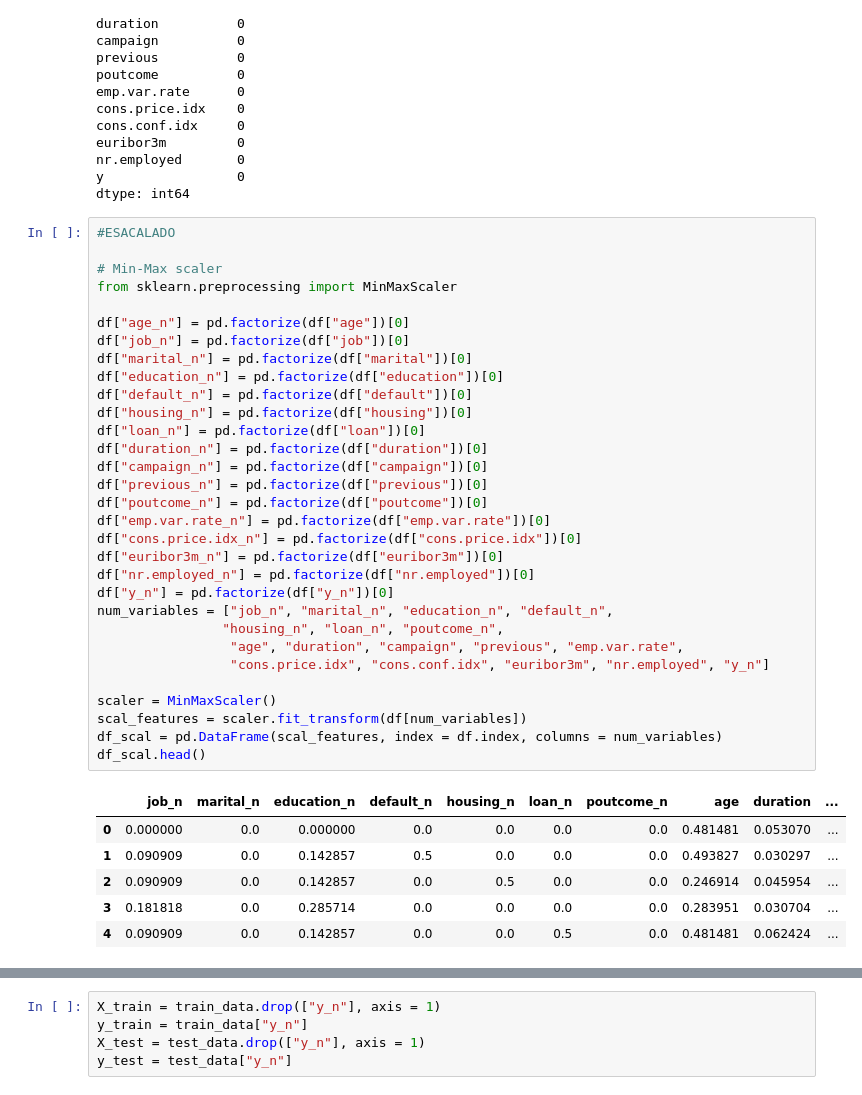
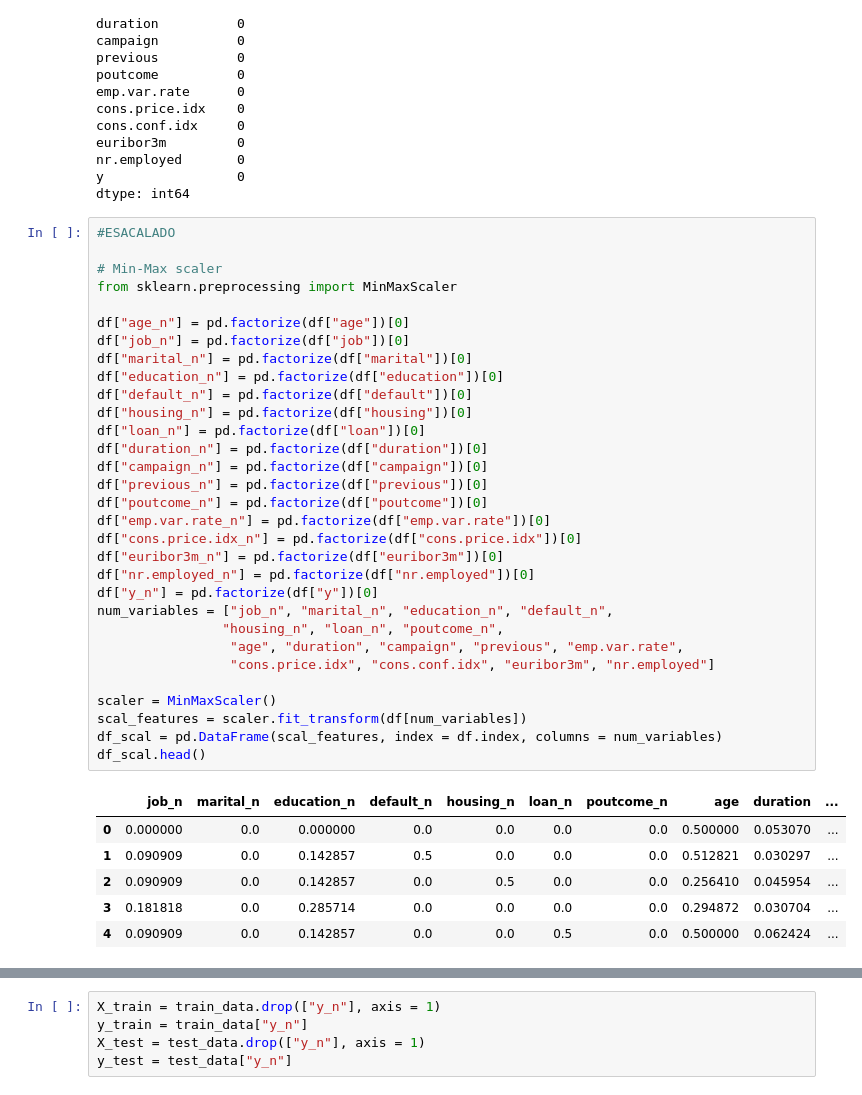
Before and after one commit to Adrian-Mas/Ejercicio_ML, a Jupyter notebook: src/explore.ipynb, the cells around one changed output, grey strips where cells are left out. Saved outputs shown, nothing was run; the diff lists cells and outputs as text.

```diff
--- a/src/explore.ipynb
+++ b/src/explore.ipynb
@@ -372,40 +369,40 @@ dtype: int64
 #ESACALADO
 
 # Min-Max scaler
 from sklearn.preprocessing import MinMaxScaler
 
 df["age_n"] = pd.factorize(df["age"])[0]
 df["job_n"] = pd.factorize(df["job"])[0]
 df["marital_n"] = pd.factorize(df["marital"])[0]
 df["education_n"] = pd.factorize(df["education"])[0]
 df["default_n"] = pd.factorize(df["default"])[0]
 df["housing_n"] = pd.factorize(df["housing"])[0]
 df["loan_n"] = pd.factorize(df["loan"])[0]
 df["duration_n"] = pd.factorize(df["duration"])[0]
 df["campaign_n"] = pd.factorize(df["campaign"])[0]
 df["previous_n"] = pd.factorize(df["previous"])[0]
 df["poutcome_n"] = pd.factorize(df["poutcome"])[0]
 df["emp.var.rate_n"] = pd.factorize(df["emp.var.rate"])[0]
 df["cons.price.idx_n"] = pd.factorize(df["cons.price.idx"])[0]
 df["euribor3m_n"] = pd.factorize(df["euribor3m"])[0]
 df["nr.employed_n"] = pd.factorize(df["nr.employed"])[0]
-df["y_n"] = pd.factorize(df["y_n"])[0]
+df["y_n"] = pd.factorize(df["y"])[0]
 num_variables = ["job_n", "marital_n", "education_n", "default_n",
                 "housing_n", "loan_n", "poutcome_n",
                  "age", "duration", "campaign", "previous", "emp.var.rate",
-                 "cons.price.idx", "cons.conf.idx", "euribor3m", "nr.employed", "y_n"]
+                 "cons.price.idx", "cons.conf.idx", "euribor3m", "nr.employed"]
 
 scaler = MinMaxScaler()
 scal_features = scaler.fit_transform(df[num_variables])
 df_scal = pd.DataFrame(scal_features, index = df.index, columns = num_variables)
 df_scal.head()
 # %% [output]
 |  | job_n | marital_n | education_n | default_n | housing_n | loan_n | poutcome_n | age | duration | ... |
-| 0 | 0.000000 | 0.0 | 0.000000 | 0.0 | 0.0 | 0.0 | 0.0 | 0.481481 | 0.053070 | ... |
-| 1 | 0.090909 | 0.0 | 0.142857 | 0.5 | 0.0 | 0.0 | 0.0 | 0.493827 | 0.030297 | ... |
-| 2 | 0.090909 | 0.0 | 0.142857 | 0.0 | 0.5 | 0.0 | 0.0 | 0.246914 | 0.045954 | ... |
-| 3 | 0.181818 | 0.0 | 0.285714 | 0.0 | 0.0 | 0.0 | 0.0 | 0.283951 | 0.030704 | ... |
-| 4 | 0.090909 | 0.0 | 0.142857 | 0.0 | 0.0 | 0.5 | 0.0 | 0.481481 | 0.062424 | ... |
+| 0 | 0.000000 | 0.0 | 0.000000 | 0.0 | 0.0 | 0.0 | 0.0 | 0.500000 | 0.053070 | ... |
+| 1 | 0.090909 | 0.0 | 0.142857 | 0.5 | 0.0 | 0.0 | 0.0 | 0.512821 | 0.030297 | ... |
+| 2 | 0.090909 | 0.0 | 0.142857 | 0.0 | 0.5 | 0.0 | 0.0 | 0.256410 | 0.045954 | ... |
+| 3 | 0.181818 | 0.0 | 0.285714 | 0.0 | 0.0 | 0.0 | 0.0 | 0.294872 | 0.030704 | ... |
+| 4 | 0.090909 | 0.0 | 0.142857 | 0.0 | 0.0 | 0.5 | 0.0 | 0.500000 | 0.062424 | ... |
 # %%
 from sklearn.model_selection import train_test_split
 from sklearn.ensemble import RandomForestClassifier
```
Also changed, not shown: parts of 16 cells of this notebook, 2 other files.
